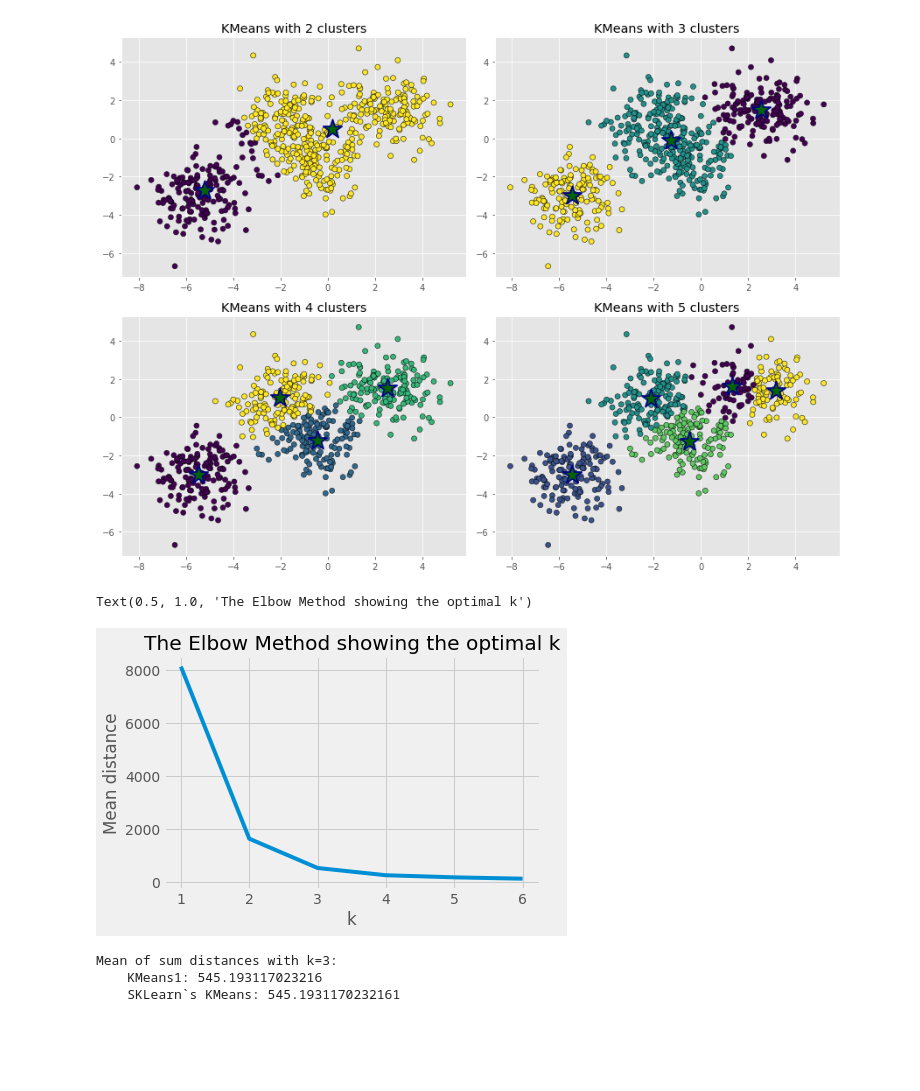
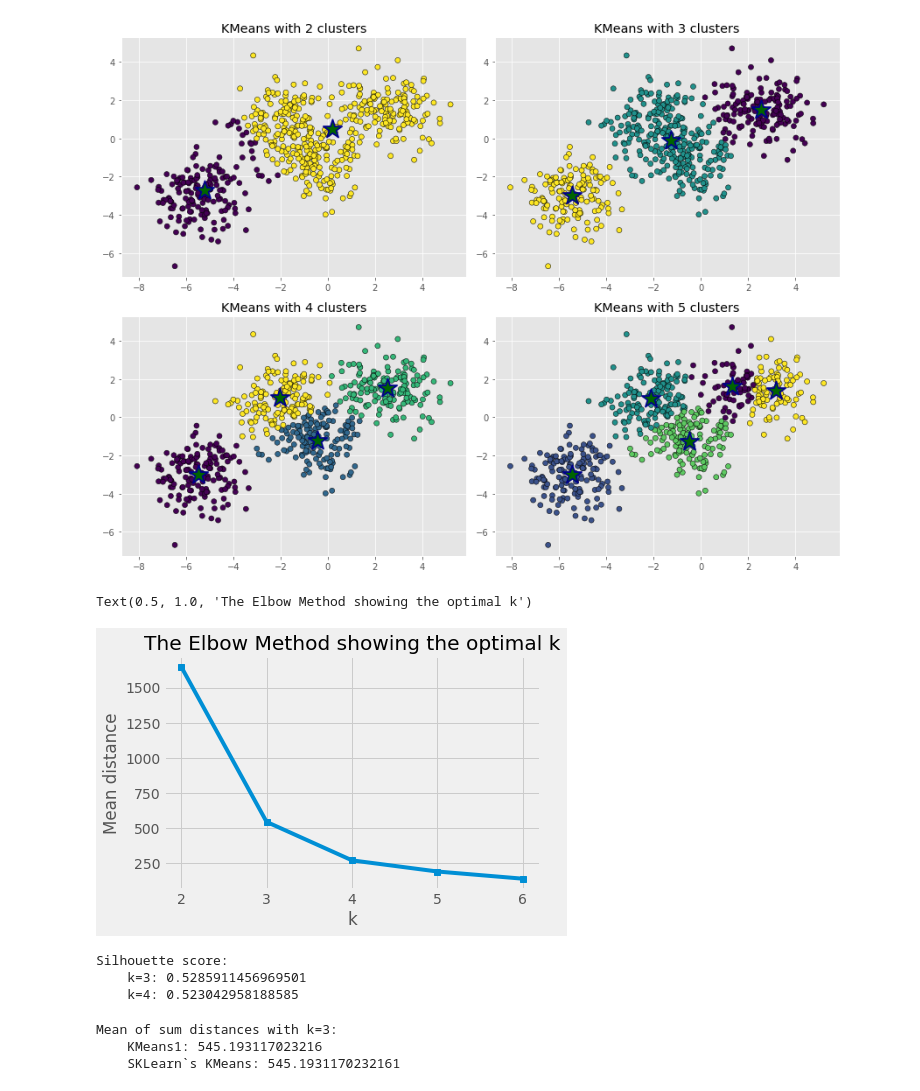
Before and after one commit to Illia-tsar/ml-implementations, a Jupyter notebook: K-Means.ipynb, the cells around one changed output. Saved outputs shown, nothing was run; the diff lists cells and outputs as text; code cells hidden in the pictures; blank space fills up the shorter version.

Commit message:
evaluated accuracy of clustering with silhouette

```diff
--- a/K-Means.ipynb
+++ b/K-Means.ipynb
@@ -149,33 +150,51 @@ plt.tight_layout()
 # %%
 #let's figure out the best k value using elbow method and metric=euclid2_m
 def mean_distance(X, k, metric=euclid2_m):
     '''
     Returns:
 
     Array, containing mean of sum distances
         from centroid to each point in the cluster for k clusters
     '''
     w = []
-    for i in range(1, k+1):
+    for i in range(2, k+1):
         km = KMeans1(X, i, metric=metric)
         clusters, centroids = km.final_centroids()
         temp = 0.
         for j in range(i):
             temp += np.sum((clusters[j] - centroids[j])**2)
         w.append(temp / i)
 
     return np.asarray(w)
 
-k_clusters = range(1,7)
+k_clusters = range(2,7)
 distances = mean_distance(X, 6)
 plt.style.use('fivethirtyeight')
-plt.plot(k_clusters, distances)
+plt.plot(k_clusters, distances, marker='s')
 plt.xlabel('k')
 plt.ylabel('Mean distance')
 plt.title('The Elbow Method showing the optimal k')
 # %% [output]
 Text(0.5, 1.0, 'The Elbow Method showing the optimal k')
-[figure, old version]
+[figure, new version]
+# %%
+#seems like k=3 is a pretty reasonable choice. Let's compare silhouette_score`s for k=3 and k=4 with metric=euclid2_m
+kmeans3 = KMeans1(X, k=3, metric=euclid2_m)
+kmeans4 = KMeans1(X, k=4, metric=euclid2_m)
+
+_, centroids3 = kmeans3.final_centroids()
+_, centroids4 = kmeans4.final_centroids()
+
+closest3 = kmeans3.closest_centroid(centroids3)
+closest4 = kmeans4.closest_centroid(centroids4)
+
+print(f'Silhouette score:\n\
+    k=3: {silhouette_score(X, closest3)}\n\
+    k=4: {silhouette_score(X, closest4)}')
+# %% [output]
+Silhouette score:
+    k=3: 0.5285911456969501
+    k=4: 0.523042958188585
 # %%
 #compare mean of sum distances for k=3 with the results from sklearn's KMeans
 from sklearn.cluster import KMeans
```
Also changed, not shown: parts of 2 cells of this notebook.
